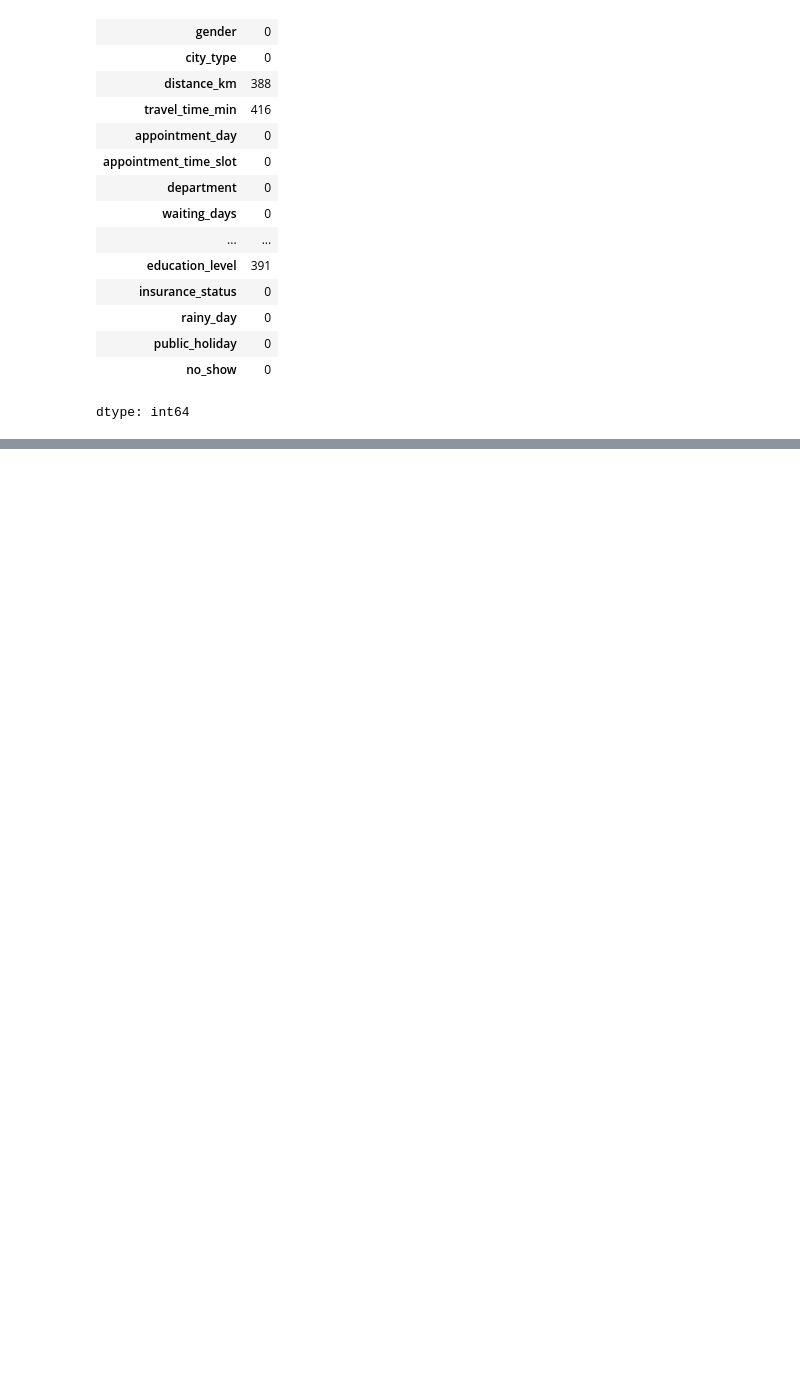
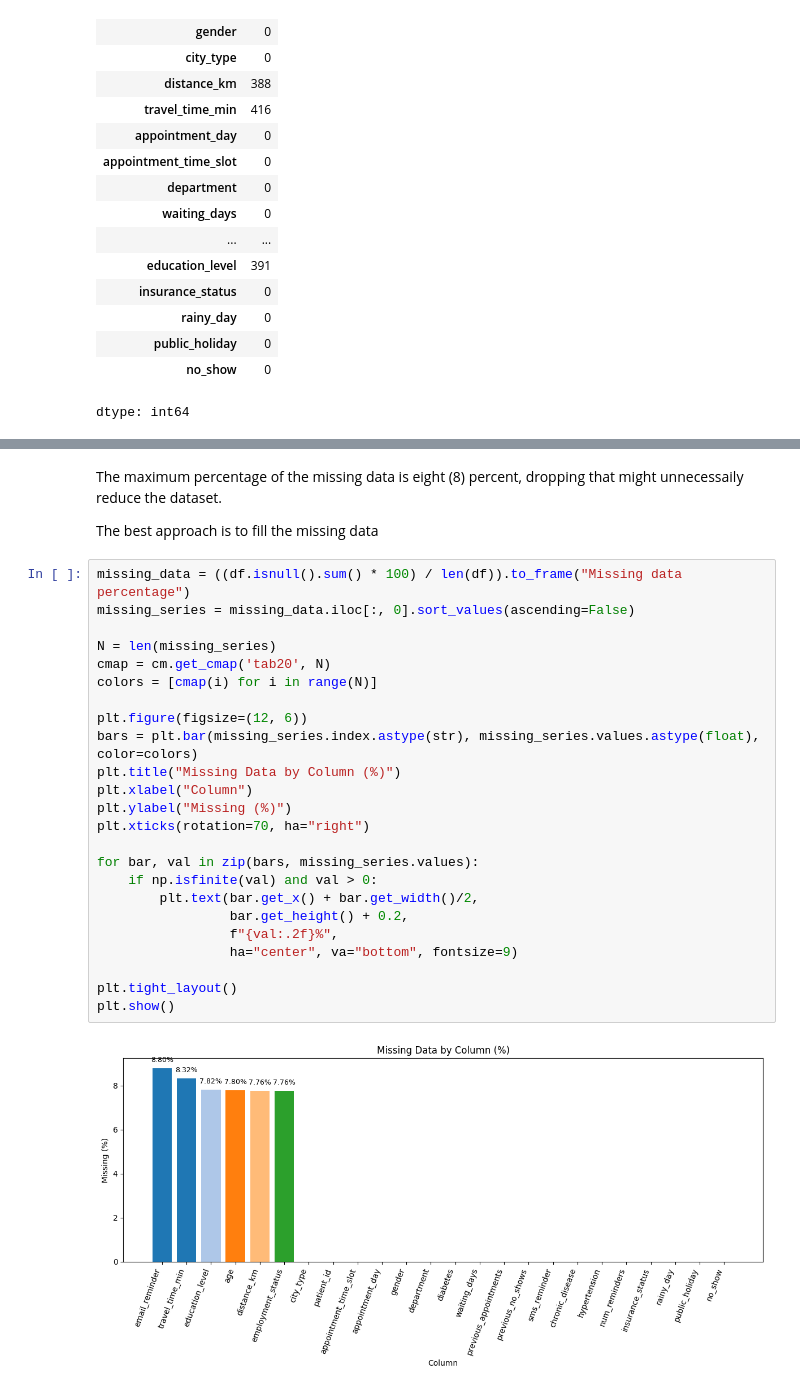
Before and after one commit to IAMLATI/Patient-DNA-Hospital-Appointment, a Jupyter notebook: Patient_Dna.ipynb, the cells around one changed output, grey strips where cells are left out. Drawn from its saved outputs; the diff is of its cells as text; blank space fills up the shorter version.

```diff
--- a/Patient_Dna.ipynb
+++ b/Patient_Dna.ipynb
@@ -81,0 +147,30 @@ dtype: int64
+# %% [markdown]
+The maximum percentage of the missing data is eight (8) percent, dropping that might unnecessaily reduce the dataset.
+
+The best approach is to fill the missing data
+# %%
+missing_data = ((df.isnull().sum() * 100) / len(df)).to_frame("Missing data percentage")
+missing_series = missing_data.iloc[:, 0].sort_values(ascending=False)
+
+N = len(missing_series)
+cmap = cm.get_cmap('tab20', N)
+colors = [cmap(i) for i in range(N)]
+
+plt.figure(figsize=(12, 6))
+bars = plt.bar(missing_series.index.astype(str), missing_series.values.astype(float), color=colors)
+plt.title("Missing Data by Column (%)")
+plt.xlabel("Column")
+plt.ylabel("Missing (%)")
+plt.xticks(rotation=70, ha="right")
+
+for bar, val in zip(bars, missing_series.values):
+    if np.isfinite(val) and val > 0:
+        plt.text(bar.get_x() + bar.get_width()/2,
+                 bar.get_height() + 0.2,
+                 f"{val:.2f}%",
+                 ha="center", va="bottom", fontsize=9)
+
+plt.tight_layout()
+plt.show()
+# %% [output]
+[figure, added]
```
Also changed, not shown: parts of 28 cells of this notebook.
